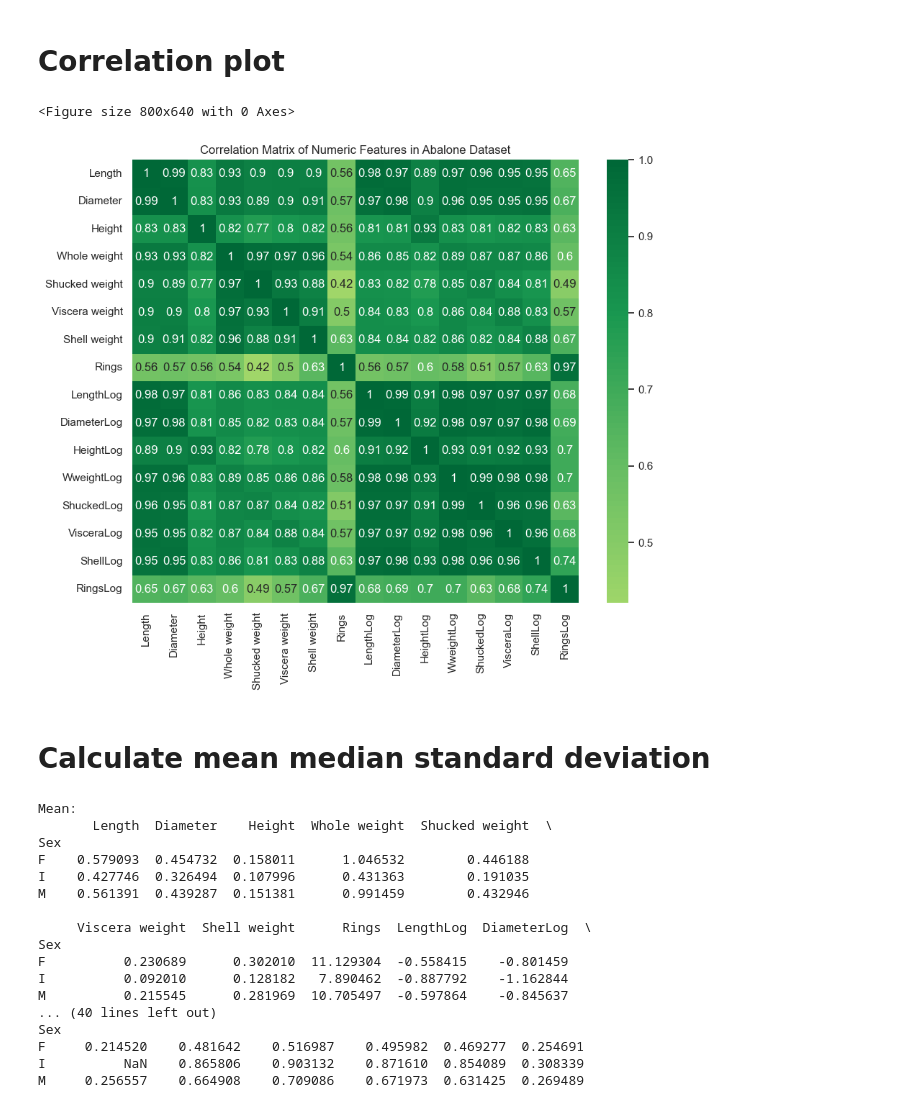
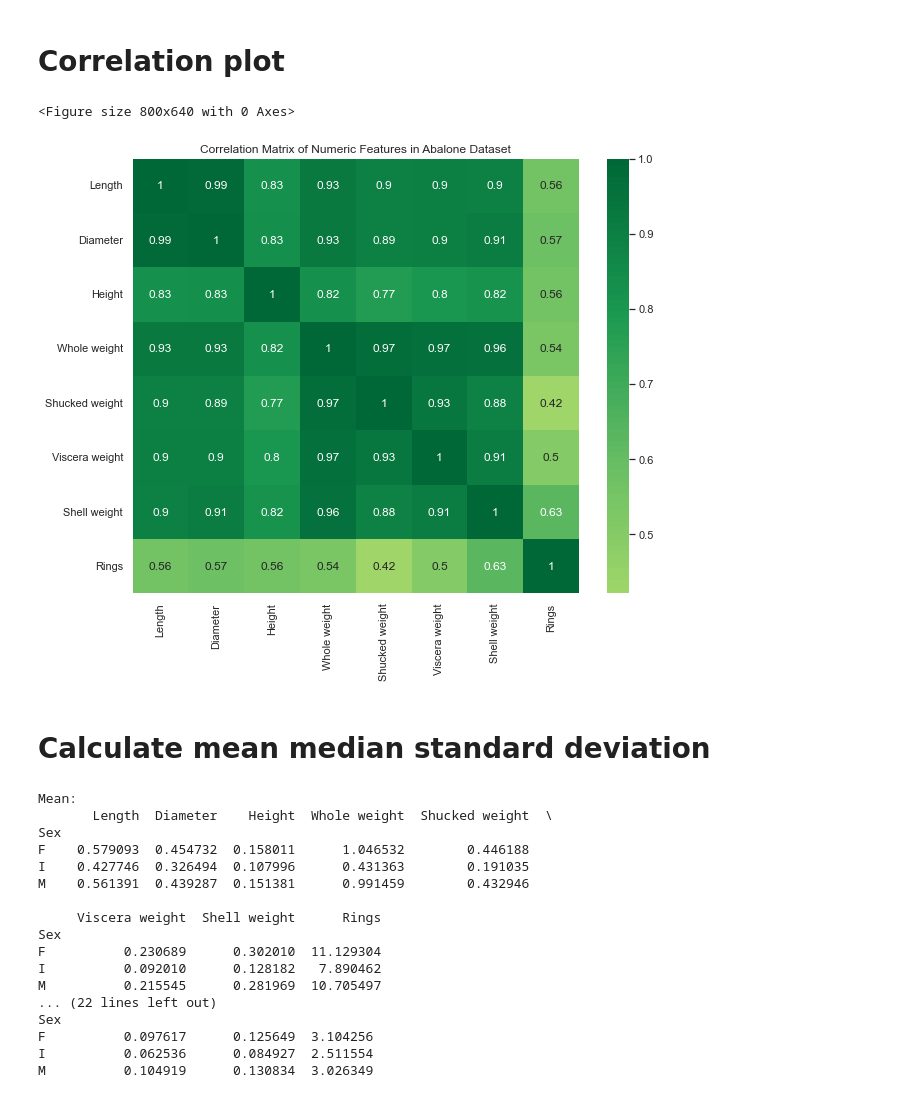
Before and after one commit to TeemaHover/Abalone, a Jupyter notebook: Abalone.ipynb, the cells around one changed output. Cells and saved outputs as stored; diff of their text form; code cells hidden in the pictures.

```diff
--- a/Abalone.ipynb
+++ b/Abalone.ipynb
@@ -503,27 +509,29 @@ fig.axis(ymin=0, ymax=30);
 # %%
 plt.figure(figsize=(10,8), dpi= 80)
 
-numeric_abalone = abalone.select_dtypes(include=['float64', 'int64'])
+abalone_re = pd.read_csv("data/abalone.csv")
 
-# Decorations
+numeric_abalone = abalone_re.select_dtypes(include=['float64', 'int64'])
+
+
 plt.figure(figsize=(10, 8))
 sns.heatmap(numeric_abalone.corr(), cmap='RdYlGn', center=0, annot=True)
 plt.title('Correlation Matrix of Numeric Features in Abalone Dataset')
 plt.show()
 # %% [output]
 <Figure size 800x640 with 0 Axes>
-[figure, old version]
+[figure, new version]
 # %% [markdown]
 # Calculate mean median standard deviation
 # %%
-grouped_abalone = abalone.groupby('Sex')
+grouped_abalone = abalone_re.groupby('Sex')
 
-# Calculating mean, median, and standard deviation for each group
+
 mean_values = grouped_abalone.mean()
 median_values = grouped_abalone.median()
 std_values = grouped_abalone.std()
 
-# Displaying the results
+
 print("Mean:")
 print(mean_values)
 print("\nMedian:")
@@ -538,13 +546,13 @@ F    0.579093  0.454732  0.158011      1.046532        0.446188
 I    0.427746  0.326494  0.107996      0.431363        0.191035
 M    0.561391  0.439287  0.151381      0.991459        0.432946
 
-     Viscera weight  Shell weight      Rings  LengthLog  DiameterLog  \
+     Viscera weight  Shell weight      Rings
 Sex
-F          0.230689      0.302010  11.129304  -0.558415    -0.801459
-I          0.092010      0.128182   7.890462  -0.887792    -1.162844
-M          0.215545      0.281969  10.705497  -0.597864    -0.845637
-... (40 lines left out)
+F          0.230689      0.302010  11.129304
+I          0.092010      0.128182   7.890462
+M          0.215545      0.281969  10.705497
+... (22 lines left out)
 Sex
-F     0.214520    0.481642    0.516987    0.495982  0.469277  0.254691
-I          NaN    0.865806    0.903132    0.871610  0.854089  0.308339
-M     0.256557    0.664908    0.709086    0.671973  0.631425  0.269489
+F          0.097617      0.125649  3.104256
+I          0.062536      0.084927  2.511554
+M          0.104919      0.130834  3.026349
```
Also changed, not shown: parts of 29 cells of this notebook.
